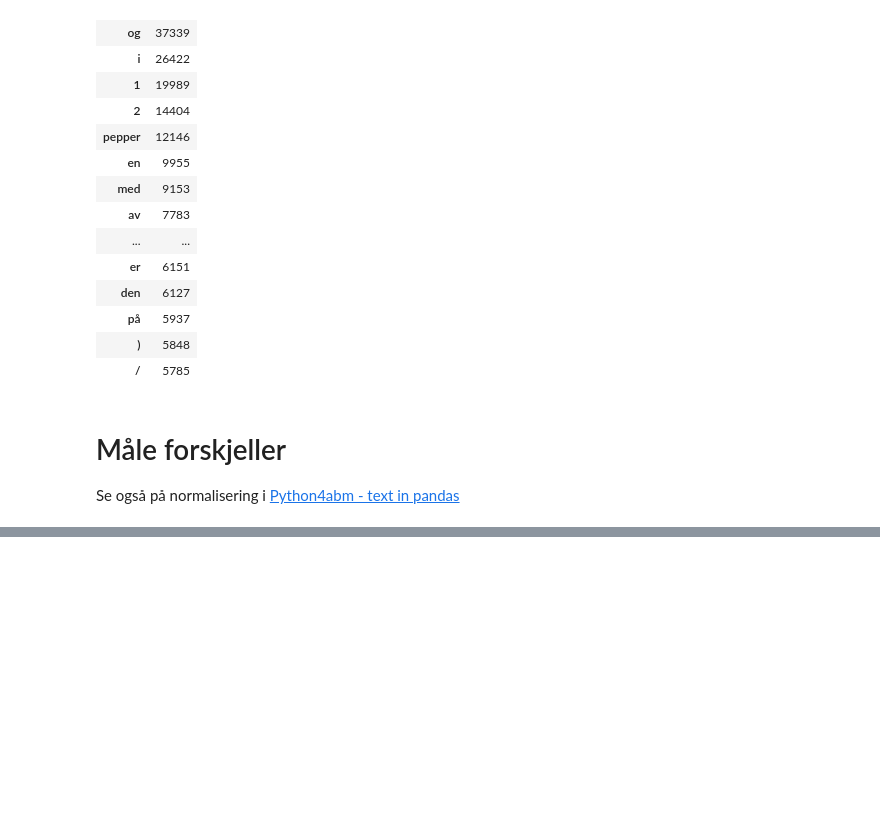
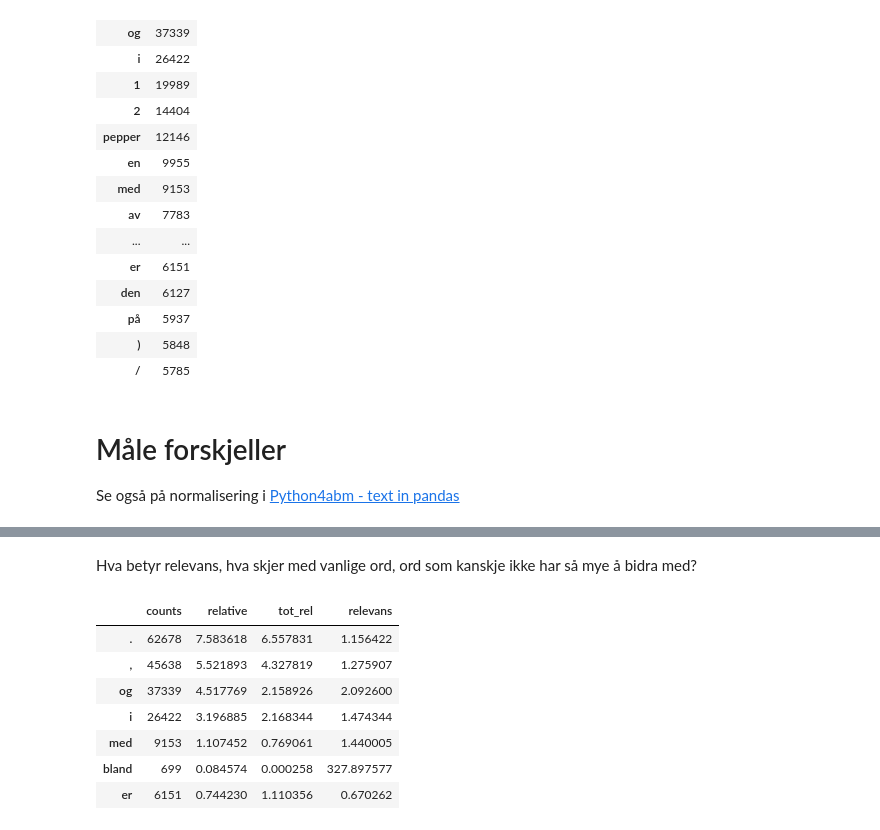
Before and after one commit to Yoonsen/DHKO, a Jupyter notebook: DHKO2024.ipynb, the cells around one changed output, grey strips where cells are left out. Drawn from its saved outputs; the diff is of its cells as text; code cells hidden in the pictures; blank space fills up the shorter version.

```diff
--- a/DHKO2024.ipynb
+++ b/DHKO2024.ipynb
@@ -171,0 +236,13 @@ AttributeError: 'Series' object has no attribute 'normalize_values'
+# %% [markdown]
+Hva betyr relevans, hva skjer med vanlige ord, ord som kanskje ikke har så mye å bidra med?
+# %%
+data.loc[['.',',','og','i','med','bland','er']]
+# %% [output]
+|  | counts | relative | tot_rel | relevans |
+| . | 62678 | 7.583618 | 6.557831 | 1.156422 |
+| , | 45638 | 5.521893 | 4.327819 | 1.275907 |
+| og | 37339 | 4.517769 | 2.158926 | 2.092600 |
+| i | 26422 | 3.196885 | 2.168344 | 1.474344 |
+| med | 9153 | 1.107452 | 0.769061 | 1.440005 |
+| bland | 699 | 0.084574 | 0.000258 | 327.897577 |
+| er | 6151 | 0.744230 | 1.110356 | 0.670262 |
```
Also changed, not shown: parts of 18 cells of this notebook.
